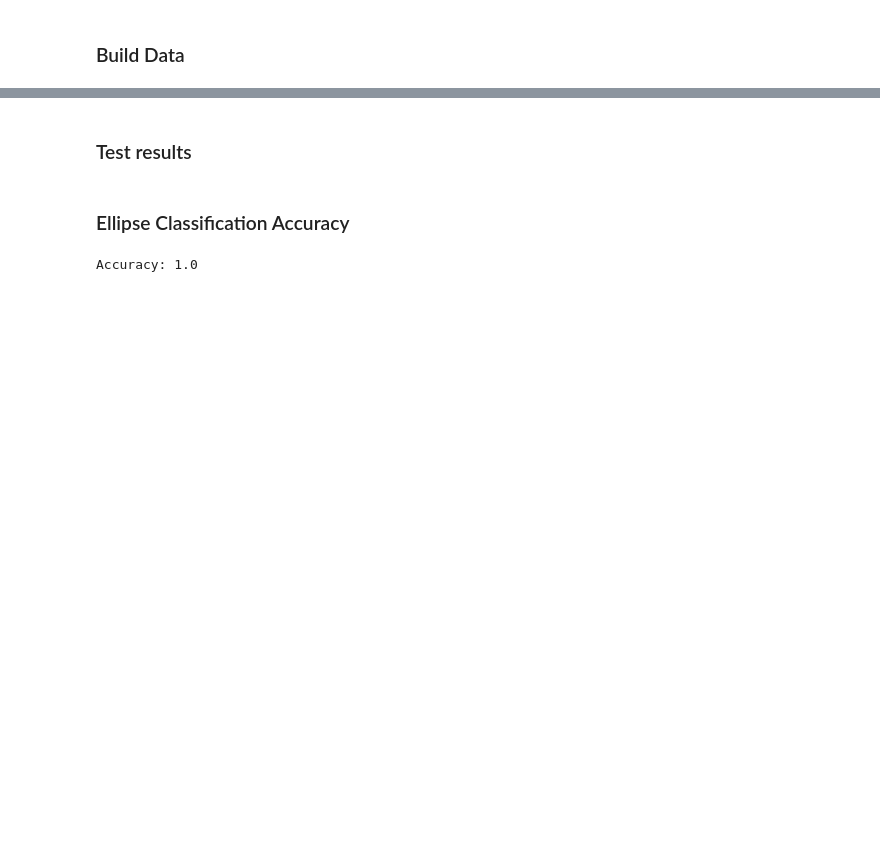
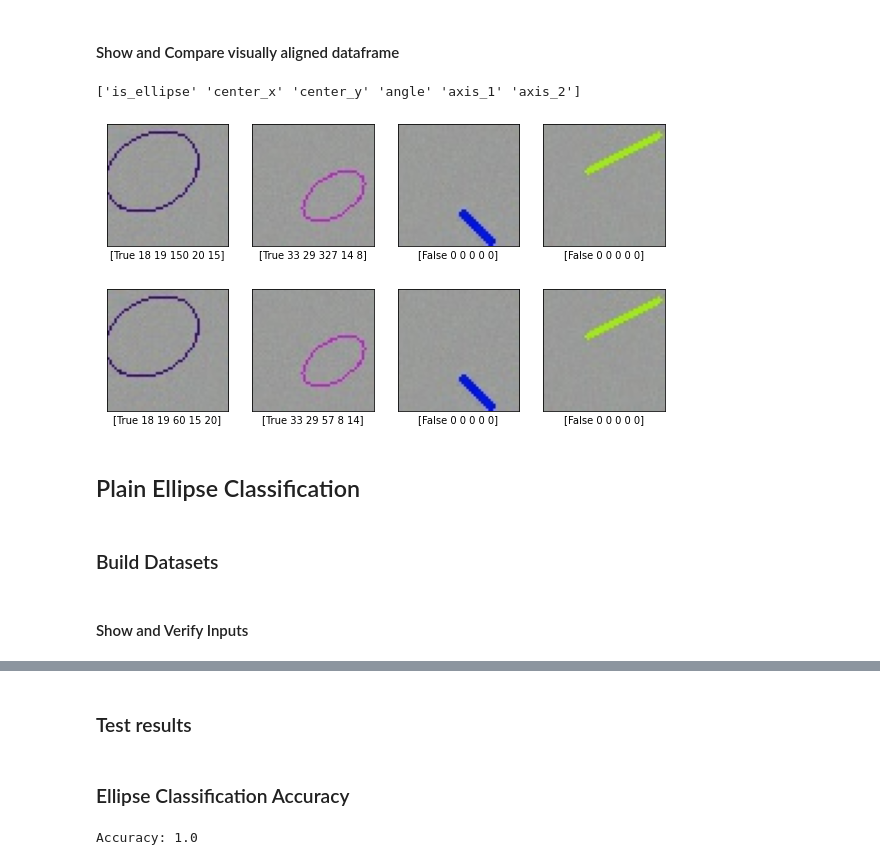
Before and after one commit to yura-zharkovsky/Interesting, a Jupyter notebook: Alibaba.ipynb, the cells around one changed output, grey strips where cells are left out. Saved outputs shown, nothing was run; the diff lists cells and outputs as text; code cells hidden in the pictures; blank space fills up the shorter version.

```diff
--- a/Alibaba.ipynb
+++ b/Alibaba.ipynb
@@ -29,5 +106,46 @@ df[['axis_1', 'axis_1']].plot.hist(bins=50, alpha=0.5, title='Axis Distribution'
+# %%
+def load_img(path):
+    img = tf.io.read_file(path)
+    img = tf.image.decode_jpeg(img, channels=3)
+    return img
+
+def display_dataframe(df, rows=4, cols=4):
+    plt.figure(figsize=(10,10))
+    for i in range(rows*cols):
+        plt.subplot(rows,cols,i+1)
+        plt.xticks([])
+        plt.yticks([])
+        plt.grid(False)
+        vals = df.values
+        plt.imshow(load_img(vals[i][0]), cmap=plt.cm.binary)
+        plt.xlabel(f'{vals[i][1:]}')
+    plt.show()
+
+# Ellipse are symetrical objects thus:<br>
+#   a. ellipses rotated by angles such as 10 and 190 look the same. Fixed it by removing 180 degrees from angles greater than 180.<br>
+#   b. ellipses roatated by 90 degrees or with swapped axis looks same. Fixed it by removing 90 degrees and swapping axis on angles greater than 90
+def align_dataframe(df):
+    df = df.copy()
+    df.loc[df.angle >= 180, "angle"] = df.angle - 180
+    df["angle"], df["axis_1"], df["axis_2"] = np.where(df.angle >= 90, [df["angle"]-90, df["axis_2"], df["axis_1"]], [df["angle"], df["axis_1"], df["axis_2"]])
+    return df
+# %% [markdown]
+#### Show and Compare visually aligned dataframe
+# %%
+df1 = align_dataframe(df)
+
+print(df.columns.values[1:])
+
+display_dataframe(df.loc[4:8], 1, 4)
+display_dataframe(df1.loc[4:8], 1, 4)
+# %% [output]
+['is_ellipse' 'center_x' 'center_y' 'angle' 'axis_1' 'axis_2']
+[figure, added]
+[figure, added]
+# %% [markdown]
+## Plain Ellipse Classification
 # %% [markdown]
-### Build Data
+### Build Datasets
 # %%
 def make_dataset(path):
     df = pd.read_csv(path, skipinitialspace=True)
@@ -38,6 +157,8 @@ def make_dataset(path):
 # %%
 train_dataset = make_dataset('images/train_data.txt')
 test_dataset = make_dataset('images/test_data.txt')
+# %% [markdown]
+#### Show and Verify Inputs
 # %%
 for path, d in train_dataset.take(5):
     print(f'path={path}: is_ellipse={d["is_ellipse"]}, center_x={d["center_x"]}, center_y={d["center_y"]}, angle={d["angle"]}, axis_1={d["axis_1"]}, axis_2={d["axis_2"]}')
```
Also changed, not shown: parts of 59 cells of this notebook, 1 other file.
